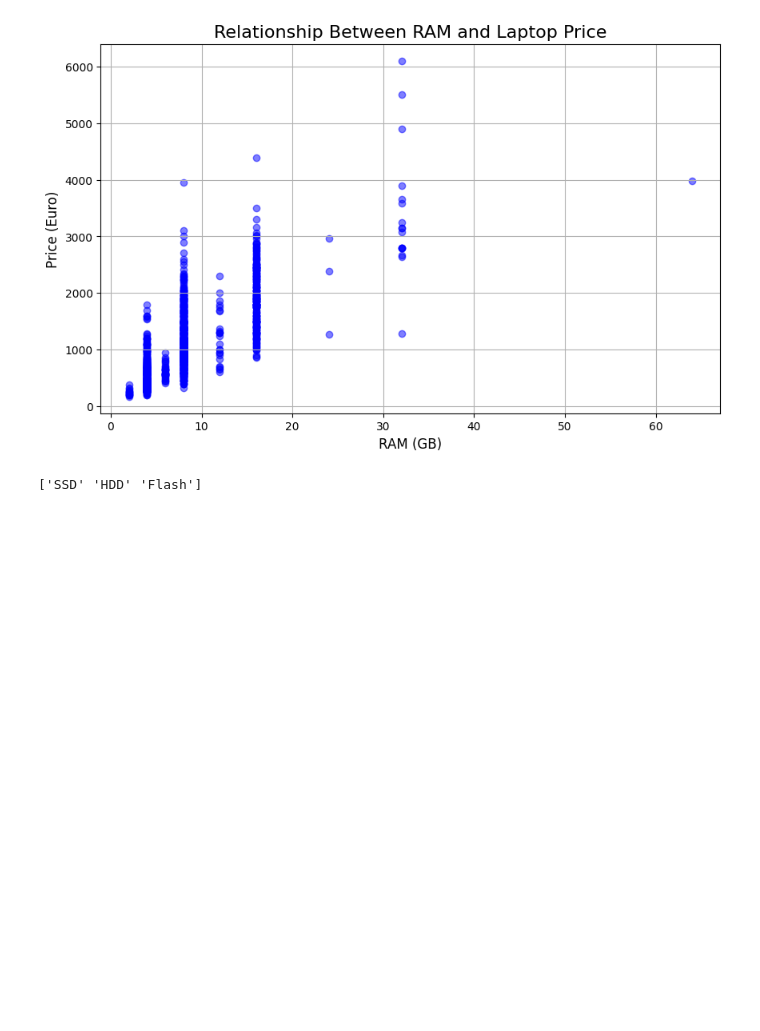
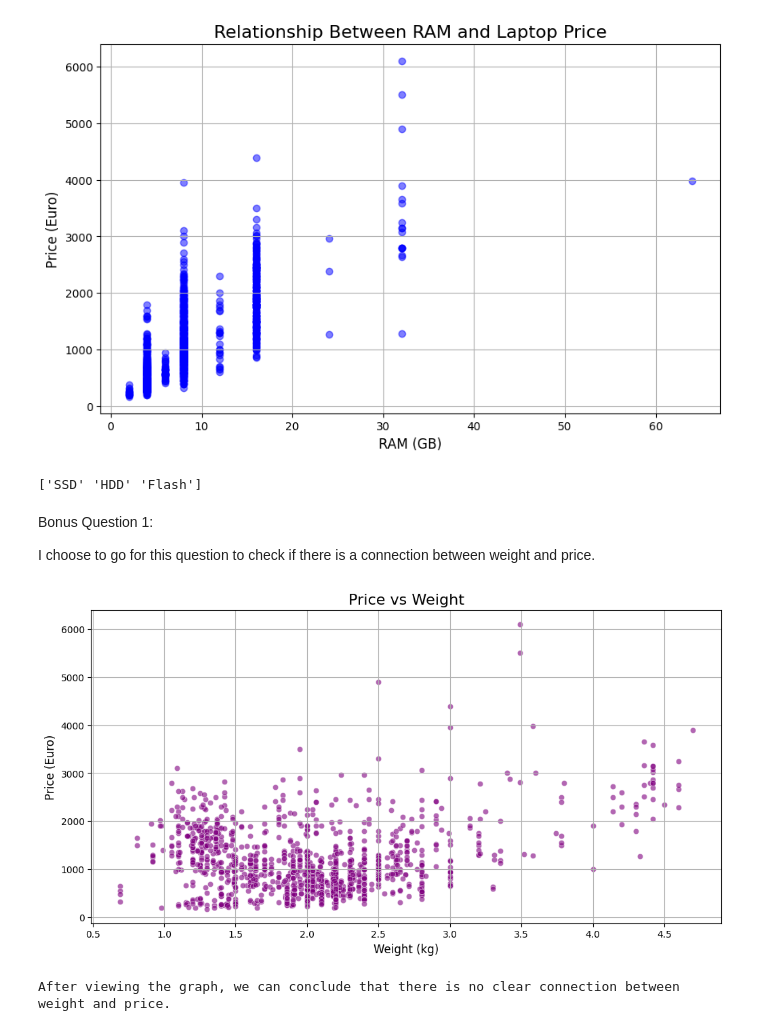
Before and after one commit to GITCODEME123/MINIPROJECT1, a Jupyter notebook: mini_project.ipynb, the cells around one changed output. Saved outputs shown, nothing was run; the diff lists cells and outputs as text; code cells hidden in the pictures; blank space fills up the shorter version.

```diff
--- a/mini_project.ipynb
+++ b/mini_project.ipynb
@@ -142,8 +142,7 @@ import pandas as pd
 import matplotlib.pyplot as plt
 
 # Load the dataset
-file_path = 'laptop_price - dataset.csv'  # Replace with the correct file path
-df = pd.read_csv(file_path)
+file_path = 'laptop_price - dataset.csv'
 
 # Plot the price of all laptops
 plt.figure(figsize=(20, 6))
@@ -259,3 +258,23 @@ storage_types = df['Storage type'].unique()
 print(storage_types)
 # %% [output]
 ['SSD' 'HDD' 'Flash']
+# %% [markdown]
+Bonus Question 1:
+
+I choose to go for this question to check if there is a connection between weight and price.
+# %%
+# Create a scatter plot to show the relationship between Price and Weight
+plt.figure(figsize=(12, 6))
+sns.scatterplot(x='Weight (kg)', y='Price (Euro)', data=df, color='purple', alpha=0.6)
+
+plt.title('Price vs Weight', fontsize=16)
+plt.xlabel('Weight (kg)', fontsize=12)
+plt.ylabel('Price (Euro)', fontsize=12)
+plt.grid(True)
+
+plt.show()
+
+print('After viewing the graph, we can conclude that there is no clear connection between weight and price.')
+# %% [output]
+[figure, added]
+After viewing the graph, we can conclude that there is no clear connection between weight and price.
```
Also changed, not shown: parts of 2 cells of this notebook.
